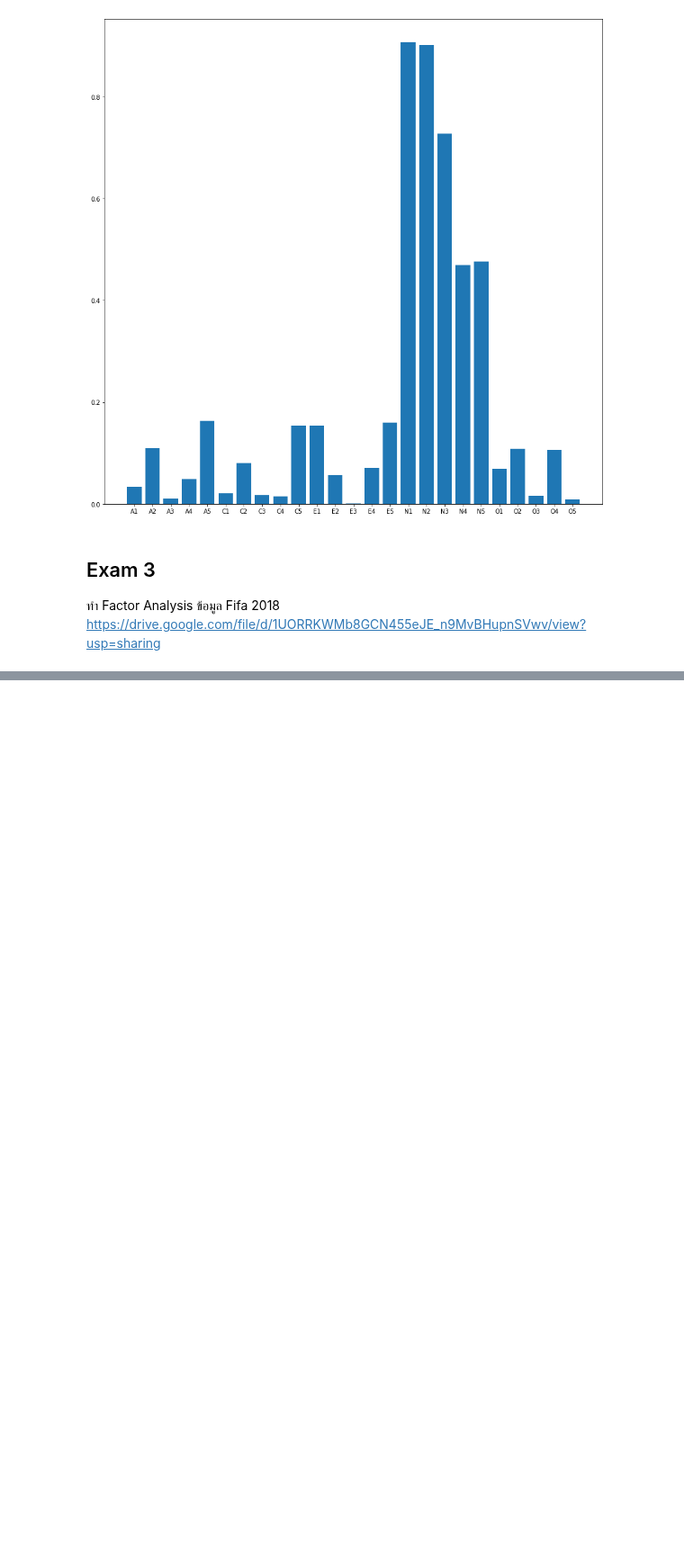
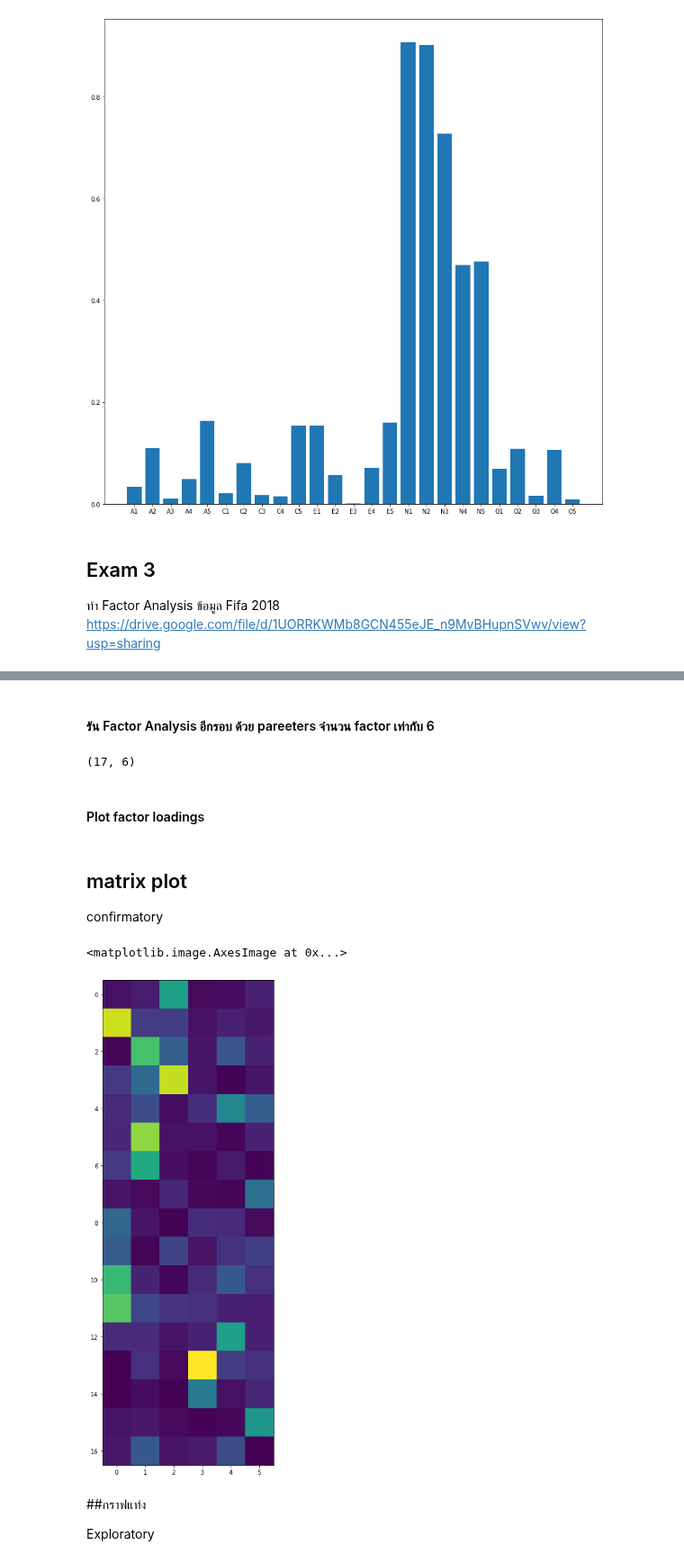
Before and after one commit to pondbaahh/multivariate, a Jupyter notebook: Chapter_5_Factor_Analysis.ipynb, the cells around one changed output, grey strips where cells are left out. Shown at 90% size. Cells and saved outputs as stored; diff of their text form; code cells hidden in the pictures; blank space fills up the shorter version.

```diff
--- a/Chapter_5_Factor_Analysis.ipynb
+++ b/Chapter_5_Factor_Analysis.ipynb
@@ -227,0 +236,3 @@ plt.bar(range(25),np.absolute(fa2.loadings_[:,0]),tick_label=BFI_data_dropped.co
+# %%
+FIFA_data = pd.read_csv('/content/FIFA 2018 Statistics.csv')
+FIFA_data.head()
@@ -227,0 +266,3 @@ plt.bar(range(25),np.absolute(fa2.loadings_[:,0]),tick_label=BFI_data_dropped.co
+# %%
+FIFA_data_dropped = FIFA_data.iloc[:,3:-7]  #เอาทุกแถว ตั้งแต่แถวที่ 3 ถึง -7
+FIFA_data_dropped
@@ -227,0 +377,12 @@ plt.bar(range(25),np.absolute(fa2.loadings_[:,0]),tick_label=BFI_data_dropped.co
+# %% [markdown]
+#### รัน Factor Analysis อีกรอบ ด้วย pareeters จำนวน factor เท่ากับ 6
+# %%
+from factor_analyzer import FactorAnalyzer
+fa2 = FactorAnalyzer(n_factors=6)
+data_fa = fa2.fit_transform(FIFA_data_dropped)
+# %%
+fa2.loadings_.shape
+# %% [output]
+(17, 6)
+# %% [markdown]
+#### Plot factor loadings
@@ -227,0 +393,14 @@ plt.bar(range(25),np.absolute(fa2.loadings_[:,0]),tick_label=BFI_data_dropped.co
+# %% [markdown]
+## matrix plot
+
+confirmatory
+# %%
+matplotlib.rcParams['figure.figsize']=[15,15]
+plt.imshow(np.absolute(fa2.loadings_)) #ค่ามาก เป็นสีสว่าง  ส่วนค่าน้อย เป็นสีเข้ม
+# %% [output]
+<matplotlib.image.AxesImage at 0x...>
+[figure, added]
+# %% [markdown]
+##กราฟแท่ง
+
+Exploratory
```
Also changed, not shown: parts of 45 cells of this notebook.
